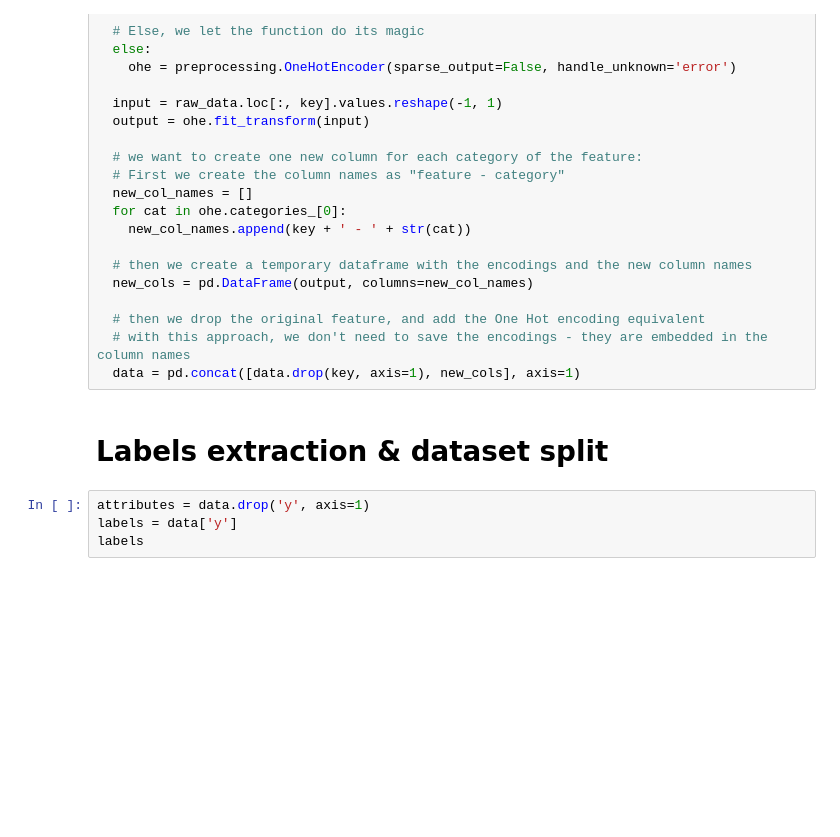
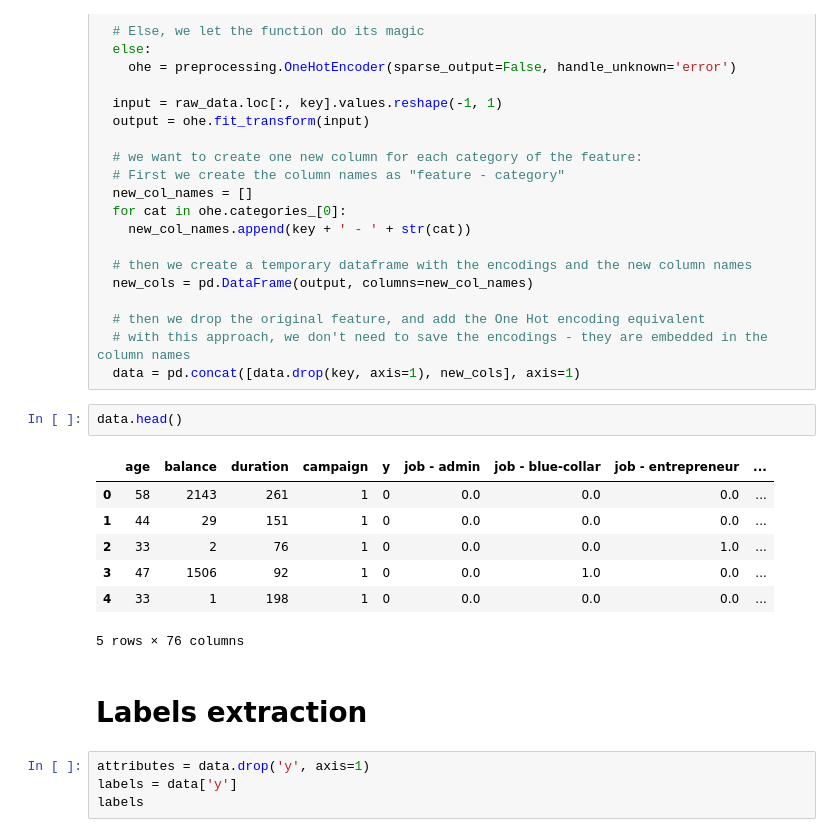
Before and after one commit to Ilvecho/Term-Deposit-Marketing, a Jupyter notebook: P2_notebook.ipynb, the cells around one changed output. Saved outputs shown, nothing was run; the diff lists cells and outputs as text; blank space fills up the shorter version.

```diff
--- a/P2_notebook.ipynb
+++ b/P2_notebook.ipynb
@@ -431,8 +428,18 @@ for key in raw_data.keys():
   # then we drop the original feature, and add the One Hot encoding equivalent
   # with this approach, we don't need to save the encodings - they are embedded in the column names
   data = pd.concat([data.drop(key, axis=1), new_cols], axis=1)
+# %%
+data.head()
+# %% [output]
+|  | age | balance | duration | campaign | y | job - admin | job - blue-collar | job - entrepreneur | ... |
+| 0 | 58 | 2143 | 261 | 1 | 0 | 0.0 | 0.0 | 0.0 | ... |
+| 1 | 44 | 29 | 151 | 1 | 0 | 0.0 | 0.0 | 0.0 | ... |
+| 2 | 33 | 2 | 76 | 1 | 0 | 0.0 | 0.0 | 1.0 | ... |
+| 3 | 47 | 1506 | 92 | 1 | 0 | 0.0 | 1.0 | 0.0 | ... |
+| 4 | 33 | 1 | 198 | 1 | 0 | 0.0 | 0.0 | 0.0 | ... |
+5 rows × 76 columns
 # %% [markdown]
-# Labels extraction & dataset split
+# Labels extraction
 # %%
 attributes = data.drop('y', axis=1)
 labels = data['y']
```
Also changed, not shown: parts of 9 cells of this notebook.
